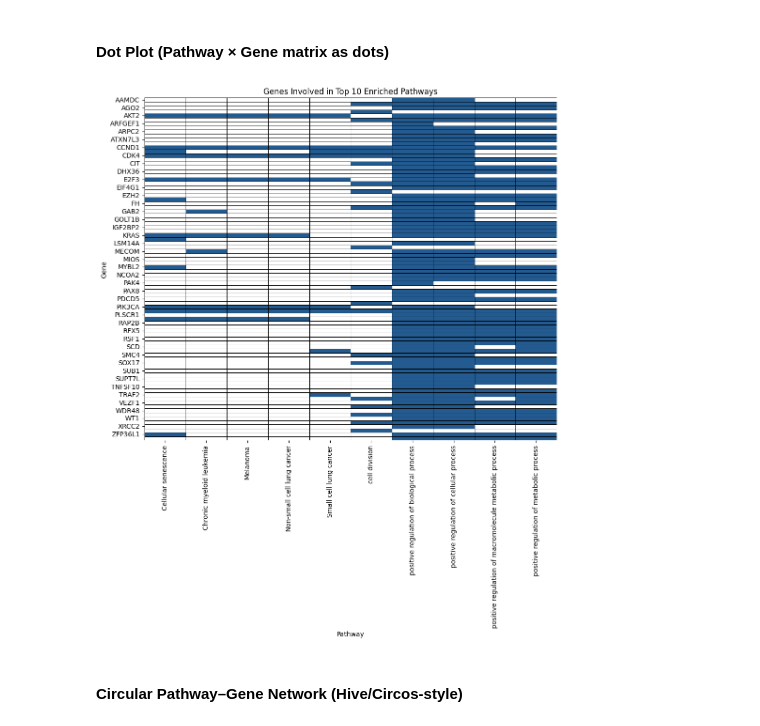
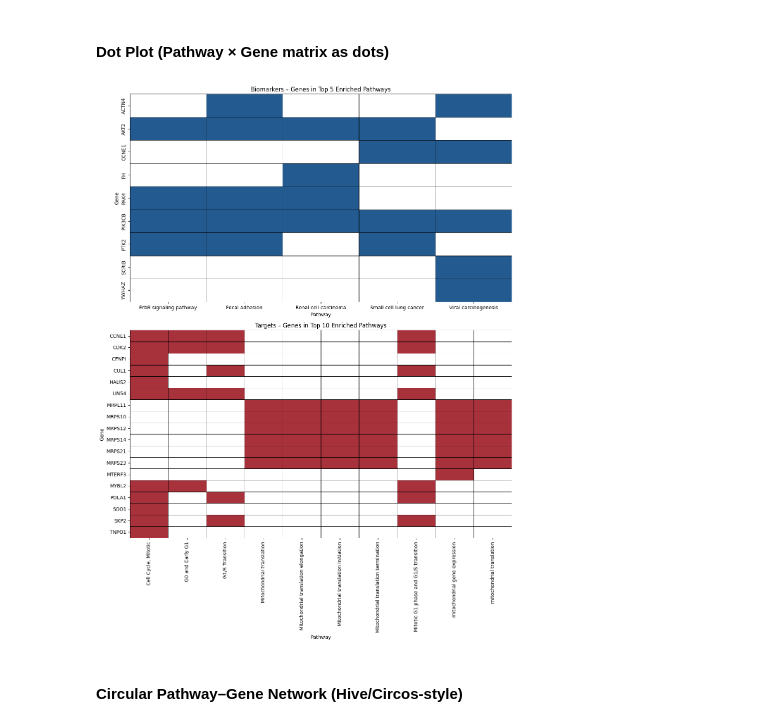
Before and after one commit to faith-ogun/bioslate-hgsoc-core, a Jupyter notebook: notebooks/sl_ppi_pathway_analysis.ipynb, the cells around one changed output. Cells and saved outputs as stored; diff of their text form; code cells hidden in the pictures.

```diff
--- a/notebooks/sl_ppi_pathway_analysis.ipynb
+++ b/notebooks/sl_ppi_pathway_analysis.ipynb
@@ -185,38 +229,70 @@ plt.show()
 # %%
 import pandas as pd
 import matplotlib.pyplot as plt
 import seaborn as sns
 from matplotlib.colors import ListedColormap
 
-# Load gene-to-pathway mapping
-mapping = pd.read_csv('../results/CNA_quantitative_cluster_delta/gene_to_pathway_map.csv')
+# --- Load gene-to-pathway mappings ---
+bio_map = pd.read_csv('../results/unified_validation_cna_expr_fdr_removed/gene_to_pathway_map_biomarkers.csv')
+tar_map = pd.read_csv('../results/unified_validation_cna_expr_fdr_removed/gene_to_pathway_map_targets.csv')
 
-# Filter to top 10 pathways by p-value
-top_pathways = sig.nsmallest(10, 'p_value')['name'].tolist()
-filtered = mapping[mapping['Pathway'].isin(top_pathways)]
+# --- Load enrichment results ---
+bio_enrich = pd.read_csv('../results/unified_validation_cna_expr_fdr_removed/gprofiler_enrichment_biomarkers.csv')
+tar_enrich = pd.read_csv('../results/unified_validation_cna_expr_fdr_removed/gprofiler_enrichment_targets.csv')
 
-# Create binary matrix (genes vs pathways)
-dot_data = filtered.groupby(['Pathway', 'Gene']).size().unstack(fill_value=0)
+# Filter significant
+bio_sig = bio_enrich[bio_enrich['significant'] == True].copy()
+tar_sig = tar_enrich[tar_enrich['significant'] == True].copy()
 
-# Custom colormap: white for 0, #235b91 for 1
-cmap = ListedColormap(["white", "#235b91"])
+# --- Top 10 pathways by p-value ---
+bio_top_paths = bio_sig.nsmallest(10, 'p_value')['name'].tolist()
+tar_top_paths = tar_sig.nsmallest(10, 'p_value')['name'].tolist()
 
-# Plot
-plt.figure(figsize=(10, 12))
+# --- Filter mapping to top pathways ---
+bio_filtered = bio_map[bio_map['Pathway'].isin(bio_top_paths)]
+tar_filtered = tar_map[tar_map['Pathway'].isin(tar_top_paths)]
+
+# --- Create binary matrices ---
+bio_dot = bio_filtered.groupby(['Pathway', 'Gene']).size().unstack(fill_value=0)
+tar_dot = tar_filtered.groupby(['Pathway', 'Gene']).size().unstack(fill_value=0)
+
+# --- Colormaps ---
+blue_cmap = ListedColormap(["white", "#235b91"])
+red_cmap = ListedColormap(["white", "#a8323c"])
+
+# --- Plot two heatmaps stacked ---
+fig, axes = plt.subplots(2, 1, figsize=(12, 16))
+
+# Biomarkers heatmap
 sns.heatmap(
-    dot_data.T,
-    cmap=cmap,
+    bio_dot.T,
+    cmap=blue_cmap,
     cbar=False,
     linewidths=0.5,
-    linecolor="black"
+    linecolor="black",
+    ax=axes[0]
 )
-plt.xlabel('Pathway')
-plt.ylabel('Gene')
-plt.title('Genes Involved in Top 10 Enriched Pathways')
+axes[0].set_title("Biomarkers – Genes in Top 5 Enriched Pathways")
+axes[0].set_xlabel("Pathway")
+axes[0].set_ylabel("Gene")
+
+# Targets heatmap
+sns.heatmap(
+    tar_dot.T,
+    cmap=red_cmap,
+    cbar=False,
+    linewidths=0.5,
+    linecolor="black",
+    ax=axes[1]
+)
+axes[1].set_title("Targets – Genes in Top 10 Enriched Pathways")
+axes[1].set_xlabel("Pathway")
+axes[1].set_ylabel("Gene")
+
 plt.tight_layout()
 plt.show()
 # %% [output]
-[figure, old version]
+[figure, new version]
 # %% [markdown]
 #### Circular Pathway–Gene Network (Hive/Circos-style)
 # %%
```
Also changed, not shown: parts of 10 cells of this notebook, 22 other files.
